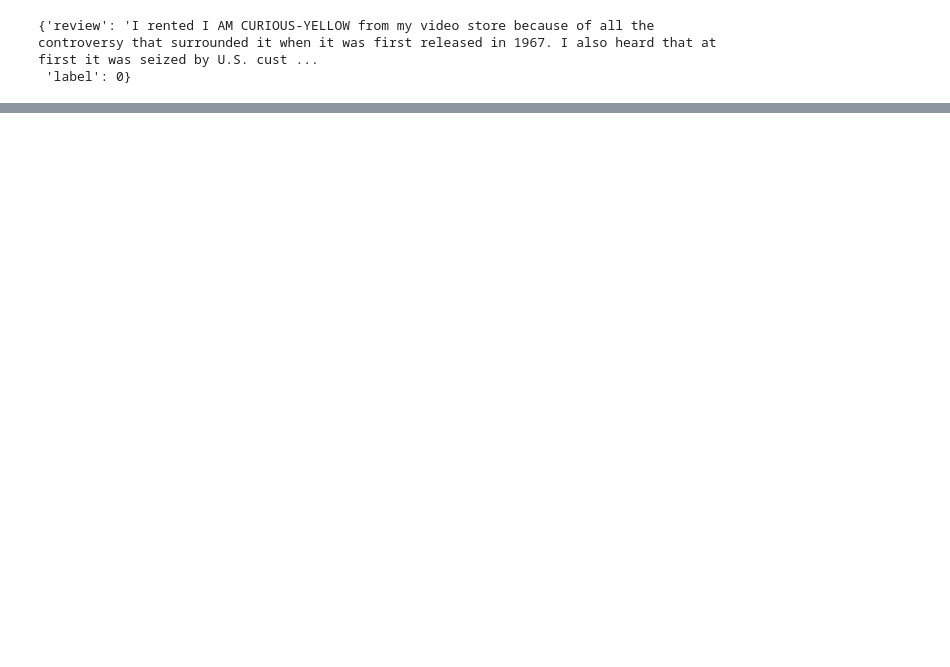
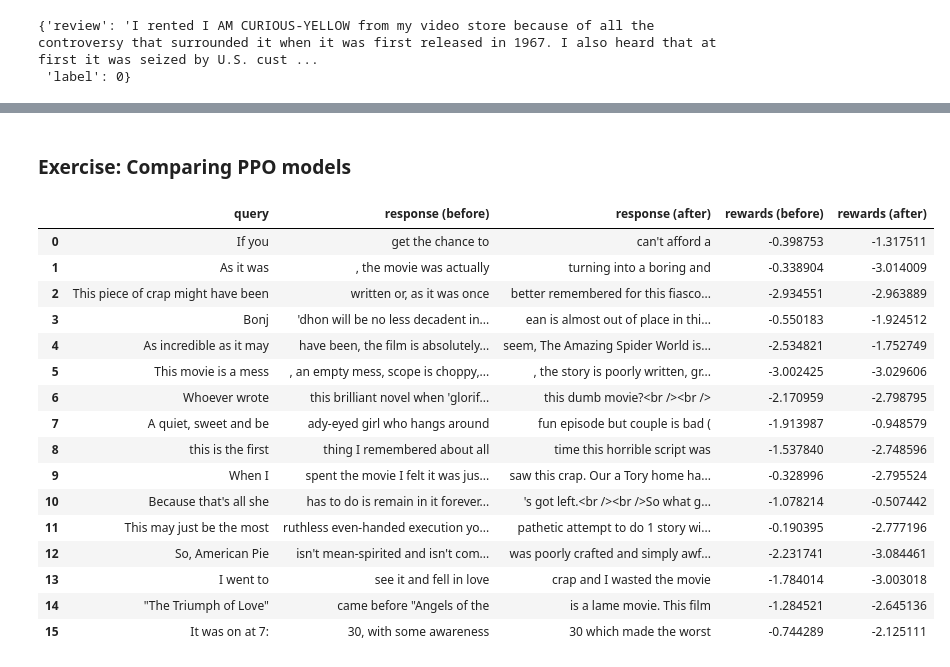
Before and after one commit to vektor8891/llm, a Jupyter notebook: projects/22_ppo_trainer/22_ppo_trainer.ipynb, the cells around one changed output, grey strips where cells are left out. Cells and saved outputs as stored; diff of their text form; code cells hidden in the pictures; blank space fills up the shorter version.

```diff
--- a/projects/22_ppo_trainer/22_ppo_trainer.ipynb
+++ b/projects/22_ppo_trainer/22_ppo_trainer.ipynb
@@ -290,0 +912,23 @@ dataset[0]
+# %% [markdown]
+### Exercise: Comparing PPO models
+# %%
+df_results = compare_models_on_dataset(model_0, model_1, dataset, tokenizer, sentiment_pipe, sent_kwargs, device, output_length_sampler)
+df_results
+# %% [output]
+|  | query | response (before) | response (after) | rewards (before) | rewards (after) |
+| 0 | If you | get the chance to | can't afford a | -0.398753 | -1.317511 |
+| 1 | As it was | , the movie was actually | turning into a boring and | -0.338904 | -3.014009 |
+| 2 | This piece of crap might have been | written or, as it was once | better remembered for this fiasco... | -2.934551 | -2.963889 |
+| 3 | Bonj | 'dhon will be no less decadent in... | ean is almost out of place in thi... | -0.550183 | -1.924512 |
+| 4 | As incredible as it may | have been, the film is absolutely... | seem, The Amazing Spider World is... | -2.534821 | -1.752749 |
+| 5 | This movie is a mess | , an empty mess, scope is choppy,... | , the story is poorly written, gr... | -3.002425 | -3.029606 |
+| 6 | Whoever wrote | this brilliant novel when 'glorif... | this dumb movie?<br /><br /> | -2.170959 | -2.798795 |
+| 7 | A quiet, sweet and be | ady-eyed girl who hangs around | fun episode but couple is bad ( | -1.913987 | -0.948579 |
+| 8 | this is the first | thing I remembered about all | time this horrible script was | -1.537840 | -2.748596 |
+| 9 | When I | spent the movie I felt it was jus... | saw this crap. Our a Tory home ha... | -0.328996 | -2.795524 |
+| 10 | Because that's all she | has to do is remain in it forever... | 's got left.<br /><br />So what g... | -1.078214 | -0.507442 |
+| 11 | This may just be the most | ruthless even-handed execution yo... | pathetic attempt to do 1 story wi... | -0.190395 | -2.777196 |
+| 12 | So, American Pie | isn't mean-spirited and isn't com... | was poorly crafted and simply awf... | -2.231741 | -3.084461 |
+| 13 | I went to | see it and fell in love | crap and I wasted the movie | -1.784014 | -3.003018 |
+| 14 | "The Triumph of Love" | came before "Angels of the | is a lame movie. This film | -1.284521 | -2.645136 |
+| 15 | It was on at 7: | 30, with some awareness | 30 which made the worst | -0.744289 | -2.125111 |
```
Also changed, not shown: parts of 73 cells of this notebook.
